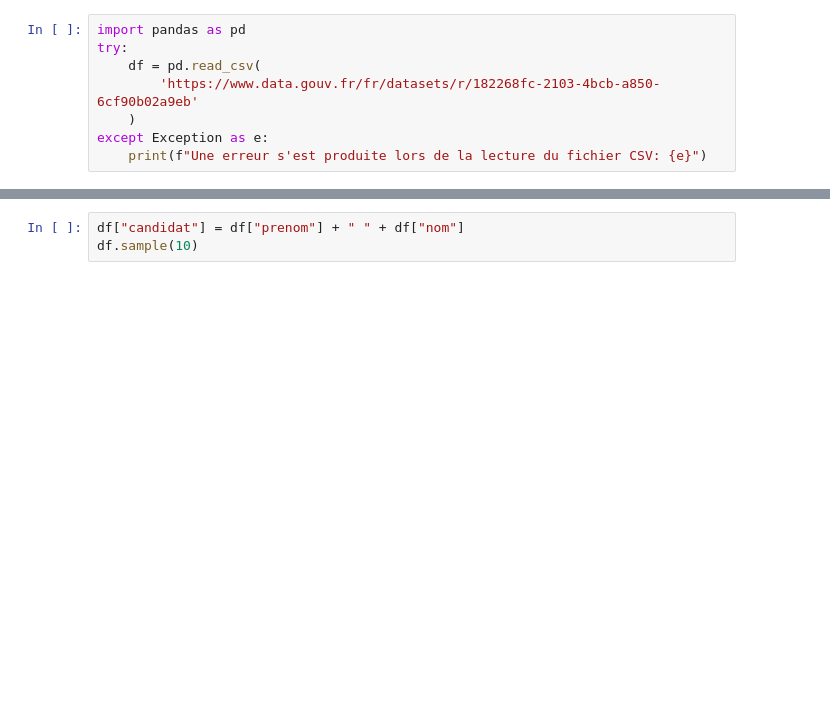
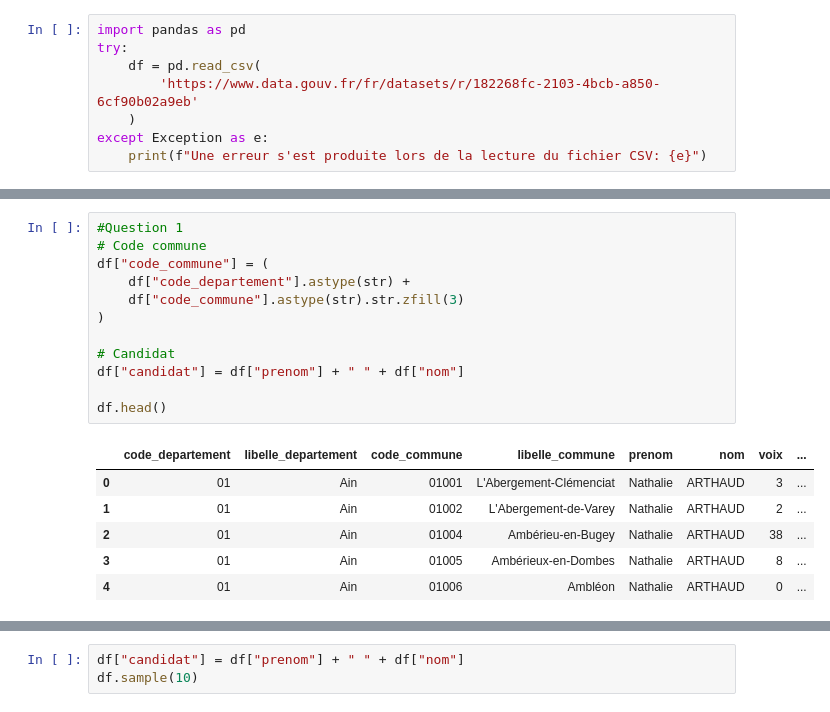
Before and after one commit to djamal2905/evaluation_intermediaire_python_4_data_science_groupe_2c, a Jupyter notebook: reponse.ipynb, the cells around one changed output, grey strips where cells are left out. Cells and saved outputs as stored; diff of their text form; blank space fills up the shorter version.

```diff
--- a/reponse.ipynb
+++ b/reponse.ipynb
@@ -30,0 +31,19 @@ df.sample(20)
+# %%
+#Question 1
+# Code commune
+df["code_commune"] = (
+    df["code_departement"].astype(str) +
+    df["code_commune"].astype(str).str.zfill(3)
+)
+
+# Candidat
+df["candidat"] = df["prenom"] + " " + df["nom"]
+
+df.head()
+# %% [output]
+|  | code_departement | libelle_departement | code_commune | libelle_commune | prenom | nom | voix | ... |
+| 0 | 01 | Ain | 01001 | L'Abergement-Clémenciat | Nathalie | ARTHAUD | 3 | ... |
+| 1 | 01 | Ain | 01002 | L'Abergement-de-Varey | Nathalie | ARTHAUD | 2 | ... |
+| 2 | 01 | Ain | 01004 | Ambérieu-en-Bugey | Nathalie | ARTHAUD | 38 | ... |
+| 3 | 01 | Ain | 01005 | Ambérieux-en-Dombes | Nathalie | ARTHAUD | 8 | ... |
+| 4 | 01 | Ain | 01006 | Ambléon | Nathalie | ARTHAUD | 0 | ... |
```
Also changed, not shown: parts of 3 cells of this notebook.
